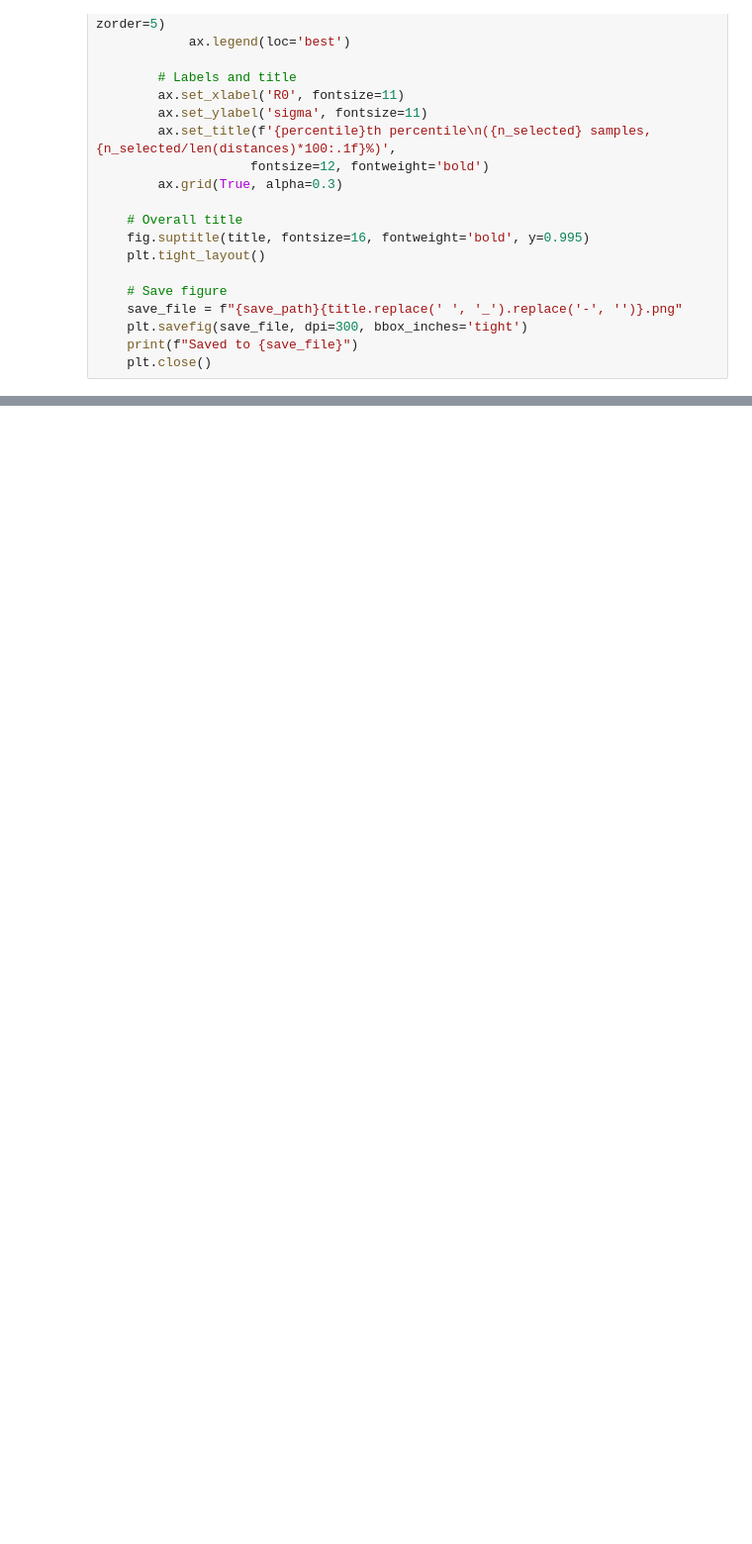
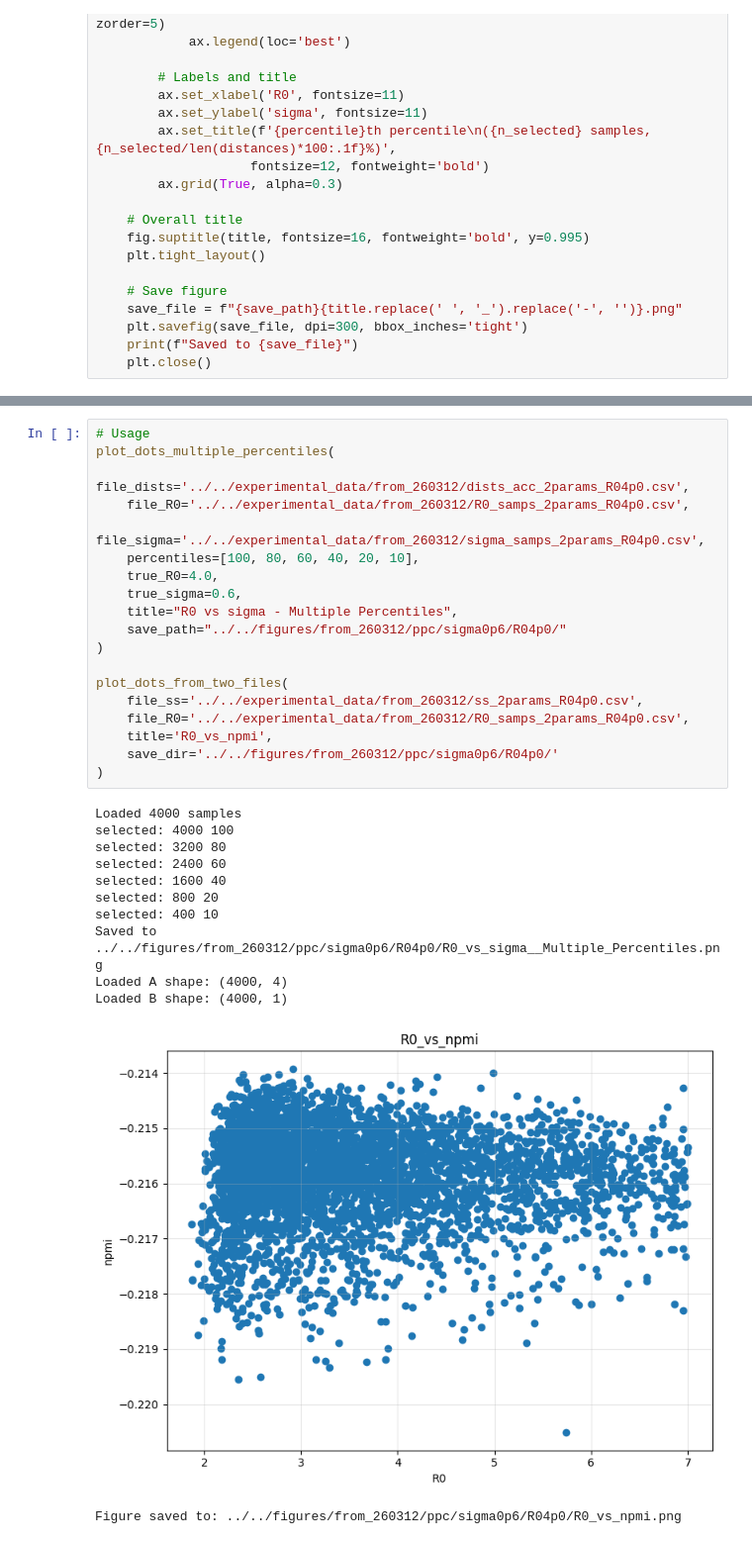
Before and after one commit to lzxiaohu/StrepA_program, a Jupyter notebook: code/from_260312/plot_medium.ipynb, the cells around one changed output, grey strips where cells are left out. Shown at 99% size. Cells and saved outputs as stored; diff of their text form; blank space fills up the shorter version.

```diff
--- a/code/from_260312/plot_medium.ipynb
+++ b/code/from_260312/plot_medium.ipynb
@@ -257,4 +256,36 @@ Loaded B shape: (4000, 1)
 Figure saved to: ../../figures/from_260312/ppc/sigma0p6/R03p5/R0_vs_npmi.png
+# %%
+# Usage
+plot_dots_multiple_percentiles(
+    file_dists='../../experimental_data/from_260312/dists_acc_2params_R04p0.csv',
+    file_R0='../../experimental_data/from_260312/R0_samps_2params_R04p0.csv',
+    file_sigma='../../experimental_data/from_260312/sigma_samps_2params_R04p0.csv',
+    percentiles=[100, 80, 60, 40, 20, 10],
+    true_R0=4.0,
+    true_sigma=0.6,
+    title="R0 vs sigma - Multiple Percentiles",
+    save_path="../../figures/from_260312/ppc/sigma0p6/R04p0/"
+)
+
+plot_dots_from_two_files(
+    file_ss='../../experimental_data/from_260312/ss_2params_R04p0.csv',
+    file_R0='../../experimental_data/from_260312/R0_samps_2params_R04p0.csv',
+    title='R0_vs_npmi',
+    save_dir='../../figures/from_260312/ppc/sigma0p6/R04p0/'
+)
+# %% [output]
+Loaded 4000 samples
+selected: 4000 100
+selected: 3200 80
+selected: 2400 60
+selected: 1600 40
+selected: 800 20
+selected: 400 10
+Saved to ../../figures/from_260312/ppc/sigma0p6/R04p0/R0_vs_sigma__Multiple_Percentiles.png
+Loaded A shape: (4000, 4)
+Loaded B shape: (4000, 1)
+[figure, added]
+Figure saved to: ../../figures/from_260312/ppc/sigma0p6/R04p0/R0_vs_npmi.png
 # %%
 # Usage
 plot_dots_multiple_percentiles(
```
Also changed, not shown: parts of 7 cells of this notebook, 8 other files.
